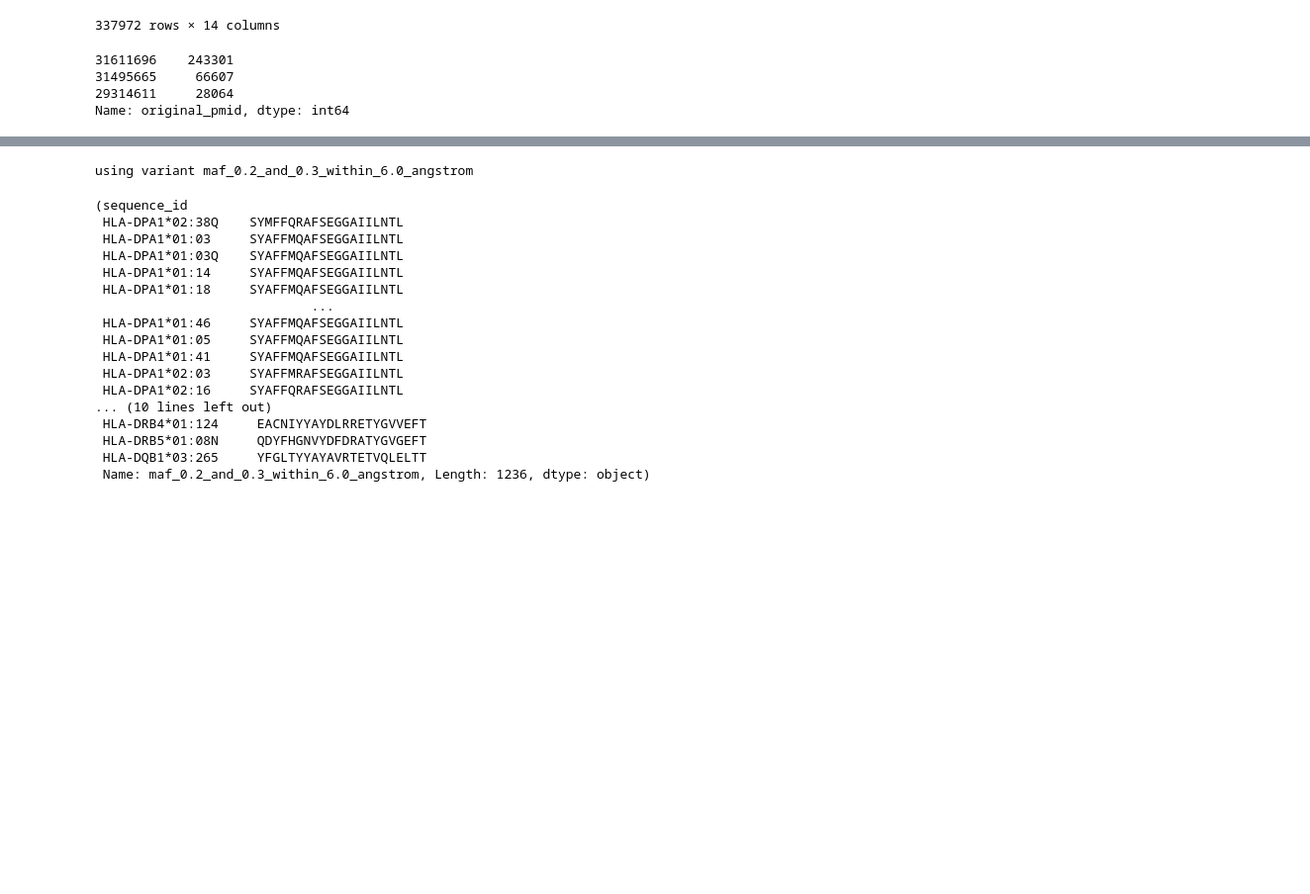
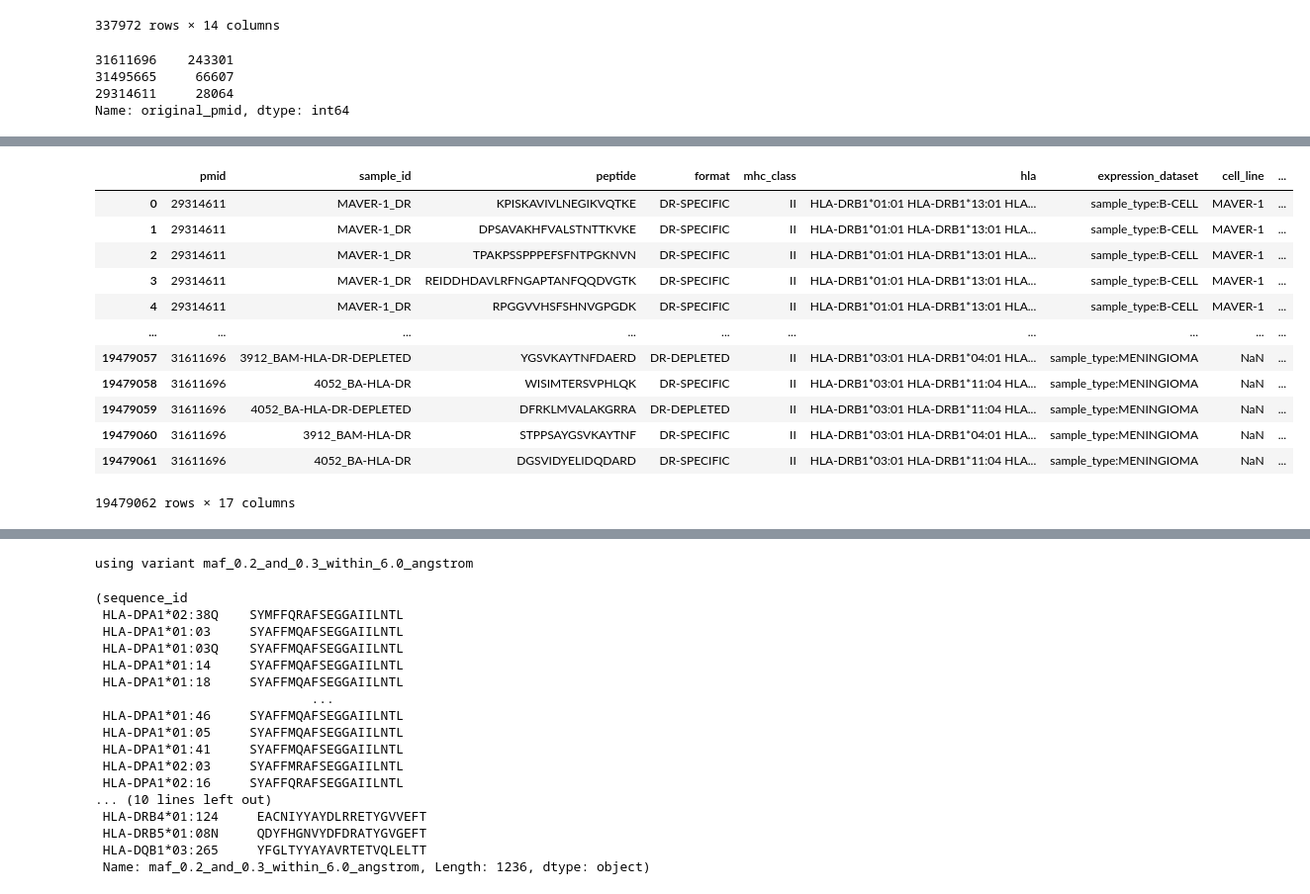
Before and after one commit to openvax/mhc2flurry, a Jupyter notebook: notebooks/1_simple_predictor_pan.ipynb, the cells around one changed output, grey strips where cells are left out. Shown at 99% size. Drawn from its saved outputs; the diff is of its cells as text; code cells hidden in the pictures; blank space fills up the shorter version.

```diff
--- a/notebooks/1_simple_predictor_pan.ipynb
+++ b/notebooks/1_simple_predictor_pan.ipynb
@@ -203,0 +225,5 @@ affinity_df
+# %%
+validation_df = usable_ms_df.loc[~usable_ms_df.peptide.isin(train_df.peptide)]
+print(len(validation_df))
+print(validation_df.pmid.value_counts())
+validation_df.hla.value_counts()
@@ -203,0 +272,62 @@ affinity_df
+# %%
+# Need to match lengths of hits and decoys. I do not expect there is important information we want to learn in
+# the hit lengths.
+
+import random
+
+def add_decoys(hits_df, protein_to_sequence, protein_column="proteins_human", decoys_per_hit=10):
+    """
+    protein_to_sequence : dict like, str -> str
+        Map from protein names to full amino acid sequences
+
+    protein_sequences_df : pandas.DataFrame
+        Should have columns: peptide, and the column specified in protein_column.
+        All other columns will be copied
+    """
+    hits_df = hits_df.loc[hits_df[protein_column].str.len() > 0].copy()
+    hits_df["protein"] = hits_df[protein_column].str.get(0) # For now just taking first. Later can use expression info.
+    hits_df["hit"] = 1
+    hits_df["peptide_length"] = hits_df.peptide.str.len()
+
+    # List of lists. Total number of lists is decoys_per_hit (e.g. 100).
+    # The i'th decoy peptide in each list is generated based on the
+    # i'th hit peptide.
+    decoy_peptides = [[] for _ in range(decoys_per_hit)]
+
+    for protein, peptide_length in tqdm.tqdm(hits_df[["protein", "peptide_length"]].itertuples(index=False), total=len(hits_df)):
+        sequence = protein_to_sequence[protein]
+        for decoy_set in decoy_peptides:
+            start = random.randrange(0, len(sequence) - peptide_length + 1)
+            decoy_set.append(sequence[start : start + peptide_length])
+
+    decoy_dfs = []
+    for i in tqdm.tqdm(range(decoys_per_hit), total=decoys_per_hit):
+        df = hits_df.copy()
+        df["hit"] = 0
+        df["peptide"] = decoy_peptides.pop(0)
+        decoy_dfs.append(df)
+
+    result_df = pandas.concat([hits_df] + decoy_dfs, ignore_index=True)
+    return result_df
+
+
+validation_with_decoys_df = add_decoys(
+    validation_df,
+    proteins_df.sequence.to_dict(),
+    protein_column="proteins_human",
+    decoys_per_hit=100)
+validation_with_decoys_df
+# %% [output]
+|  | pmid | sample_id | peptide | format | mhc_class | hla | expression_dataset | cell_line | ... |
+| 0 | 29314611 | MAVER-1_DR | KPISKAVIVLNEGIKVQTKE | DR-SPECIFIC | II | HLA-DRB1*01:01 HLA-DRB1*13:01 HLA... | sample_type:B-CELL | MAVER-1 | ... |
+| 1 | 29314611 | MAVER-1_DR | DPSAVAKHFVALSTNTTKVKE | DR-SPECIFIC | II | HLA-DRB1*01:01 HLA-DRB1*13:01 HLA... | sample_type:B-CELL | MAVER-1 | ... |
+| 2 | 29314611 | MAVER-1_DR | TPAKPSSPPPEFSFNTPGKNVN | DR-SPECIFIC | II | HLA-DRB1*01:01 HLA-DRB1*13:01 HLA... | sample_type:B-CELL | MAVER-1 | ... |
+| 3 | 29314611 | MAVER-1_DR | REIDDHDAVLRFNGAPTANFQQDVGTK | DR-SPECIFIC | II | HLA-DRB1*01:01 HLA-DRB1*13:01 HLA... | sample_type:B-CELL | MAVER-1 | ... |
+| 4 | 29314611 | MAVER-1_DR | RPGGVVHSFSHNVGPGDK | DR-SPECIFIC | II | HLA-DRB1*01:01 HLA-DRB1*13:01 HLA... | sample_type:B-CELL | MAVER-1 | ... |
+| ... | ... | ... | ... | ... | ... | ... | ... | ... | ... |
+| 19479057 | 31611696 | 3912_BAM-HLA-DR-DEPLETED | YGSVKAYTNFDAERD | DR-DEPLETED | II | HLA-DRB1*03:01 HLA-DRB1*04:01 HLA... | sample_type:MENINGIOMA | NaN | ... |
+| 19479058 | 31611696 | 4052_BA-HLA-DR | WISIMTERSVPHLQK | DR-SPECIFIC | II | HLA-DRB1*03:01 HLA-DRB1*11:04 HLA... | sample_type:MENINGIOMA | NaN | ... |
+| 19479059 | 31611696 | 4052_BA-HLA-DR-DEPLETED | DFRKLMVALAKGRRA | DR-DEPLETED | II | HLA-DRB1*03:01 HLA-DRB1*11:04 HLA... | sample_type:MENINGIOMA | NaN | ... |
+| 19479060 | 31611696 | 3912_BAM-HLA-DR | STPPSAYGSVKAYTNF | DR-SPECIFIC | II | HLA-DRB1*03:01 HLA-DRB1*04:01 HLA... | sample_type:MENINGIOMA | NaN | ... |
+| 19479061 | 31611696 | 4052_BA-HLA-DR | DGSVIDYELIDQDARD | DR-SPECIFIC | II | HLA-DRB1*03:01 HLA-DRB1*11:04 HLA... | sample_type:MENINGIOMA | NaN | ... |
+19479062 rows × 17 columns
```
Also changed, not shown: parts of 36 cells of this notebook.
